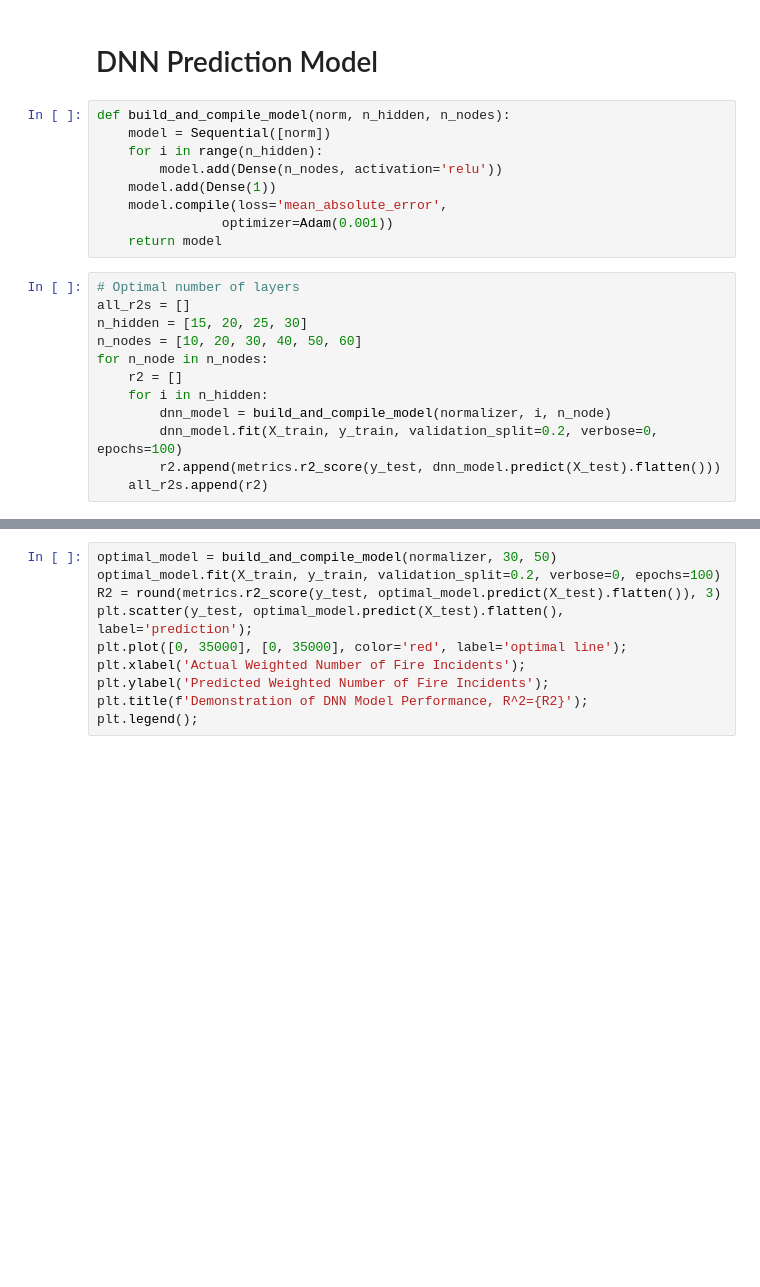
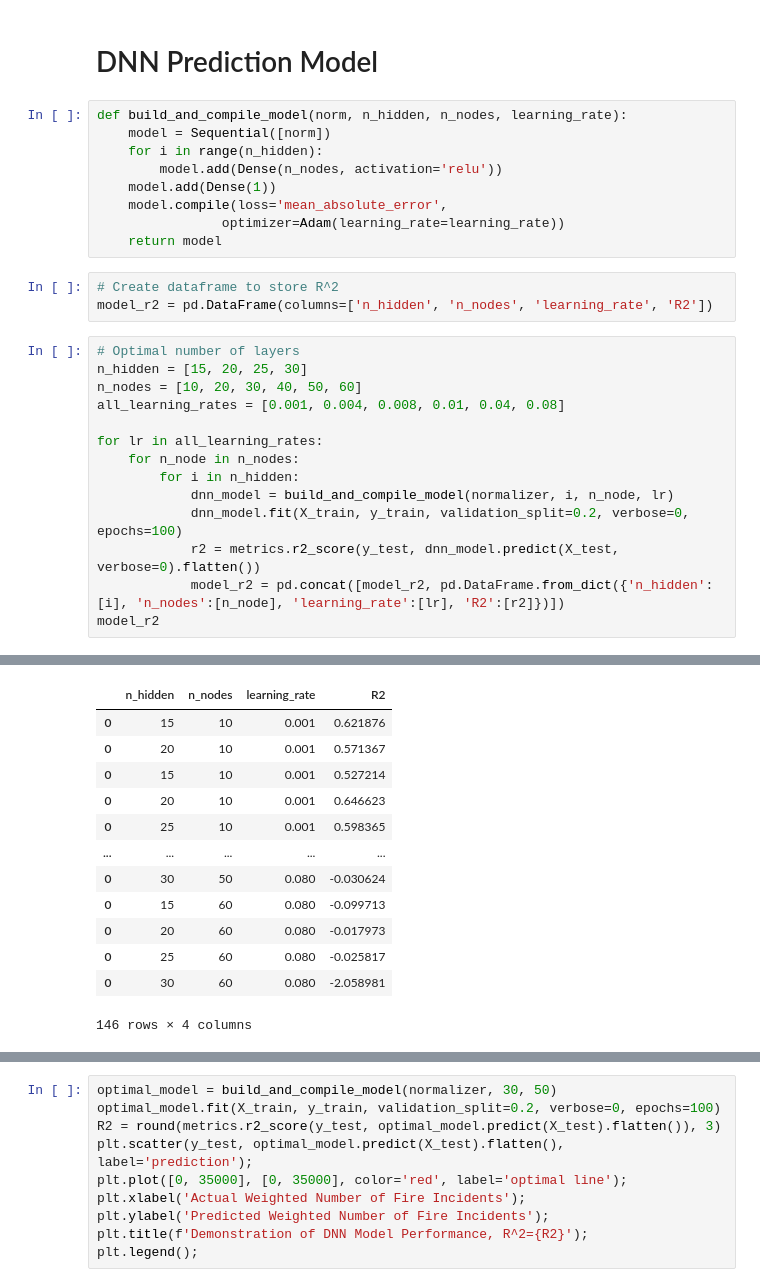
Before and after one commit to tyler-netek/fire-station-spatial-temporal-analysis-project, a Jupyter notebook: fire_incident_prediction.ipynb, the cells around one changed output, grey strips where cells are left out. Saved outputs shown, nothing was run; the diff lists cells and outputs as text; blank space fills up the shorter version.

```diff
--- a/fire_incident_prediction.ipynb
+++ b/fire_incident_prediction.ipynb
@@ -180,24 +180,29 @@ normalizer.adapt(np.array(X_train))
 # %% [markdown]
 # DNN Prediction Model
 # %%
-def build_and_compile_model(norm, n_hidden, n_nodes):
+def build_and_compile_model(norm, n_hidden, n_nodes, learning_rate):
     model = Sequential([norm])
     for i in range(n_hidden):
         model.add(Dense(n_nodes, activation='relu'))
     model.add(Dense(1))
     model.compile(loss='mean_absolute_error',
-                optimizer=Adam(0.001))
+                optimizer=Adam(learning_rate=learning_rate))
     return model
+# %%
+# Create dataframe to store R^2
+model_r2 = pd.DataFrame(columns=['n_hidden', 'n_nodes', 'learning_rate', 'R2'])
 # %%
 # Optimal number of layers
-all_r2s = []
 n_hidden = [15, 20, 25, 30]
 n_nodes = [10, 20, 30, 40, 50, 60]
-for n_node in n_nodes:
-    r2 = []
-    for i in n_hidden:
-        dnn_model = build_and_compile_model(normalizer, i, n_node)
-        dnn_model.fit(X_train, y_train, validation_split=0.2, verbose=0, epochs=100)
-        r2.append(metrics.r2_score(y_test, dnn_model.predict(X_test).flatten()))
-    all_r2s.append(r2)
+all_learning_rates = [0.001, 0.004, 0.008, 0.01, 0.04, 0.08]
+
+for lr in all_learning_rates:
+    for n_node in n_nodes:
+        for i in n_hidden:
+            dnn_model = build_and_compile_model(normalizer, i, n_node, lr)
+            dnn_model.fit(X_train, y_train, validation_split=0.2, verbose=0, epochs=100)
+            r2 = metrics.r2_score(y_test, dnn_model.predict(X_test, verbose=0).flatten())
+            model_r2 = pd.concat([model_r2, pd.DataFrame.from_dict({'n_hidden':[i], 'n_nodes':[n_node], 'learning_rate':[lr], 'R2':[r2]})])
+model_r2
 # %% [output]
@@ -220,0 +226,13 @@ for n_node in n_nodes:
+|  | n_hidden | n_nodes | learning_rate | R2 |
+| 0 | 15 | 10 | 0.001 | 0.621876 |
+| 0 | 20 | 10 | 0.001 | 0.571367 |
+| 0 | 15 | 10 | 0.001 | 0.527214 |
+| 0 | 20 | 10 | 0.001 | 0.646623 |
+| 0 | 25 | 10 | 0.001 | 0.598365 |
+| ... | ... | ... | ... | ... |
+| 0 | 30 | 50 | 0.080 | -0.030624 |
+| 0 | 15 | 60 | 0.080 | -0.099713 |
+| 0 | 20 | 60 | 0.080 | -0.017973 |
+| 0 | 25 | 60 | 0.080 | -0.025817 |
+| 0 | 30 | 60 | 0.080 | -2.058981 |
+146 rows × 4 columns
```
Also changed, not shown: parts of 9 cells of this notebook.
